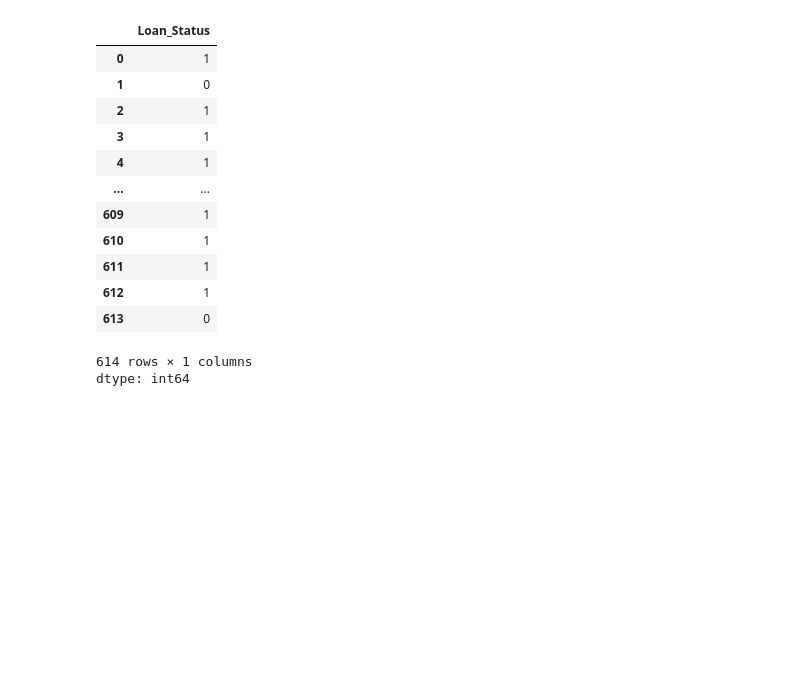
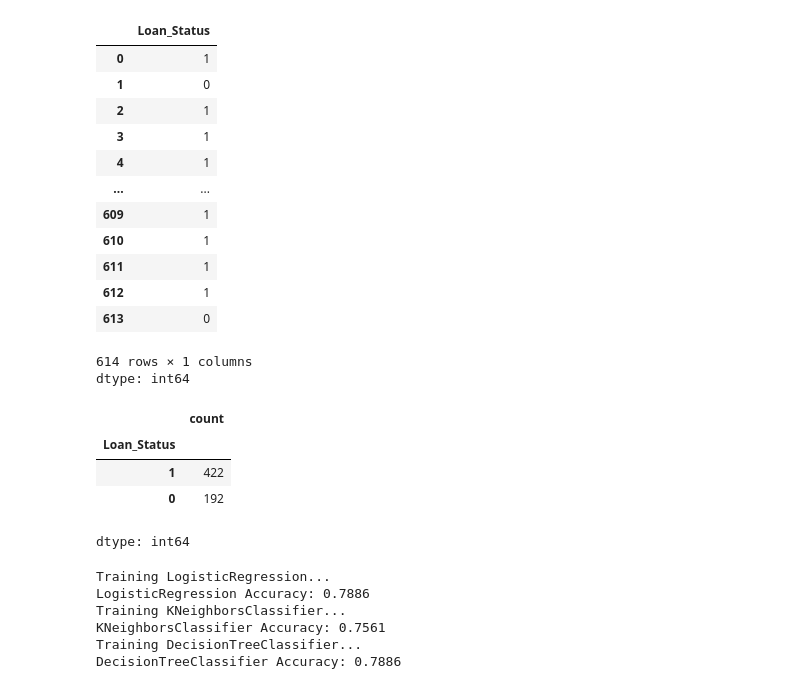
Before and after one commit to sewadaj18/Credit-scoring-cleaning, a Jupyter notebook: Nettoyage crédit.ipynb, the cells around one changed output. Saved outputs shown, nothing was run; the diff lists cells and outputs as text; code cells hidden in the pictures; blank space fills up the shorter version.

```diff
--- a/Nettoyage crédit.ipynb
+++ b/Nettoyage crédit.ipynb
@@ -273,3 +278,11 @@ y
 | 613 | 0 |
 614 rows × 1 columns
 dtype: int64
+# %%
+y.value_counts()
+# %% [output]
+|  | count |
+| Loan_Status |  |
+| 1 | 422 |
+| 0 | 192 |
+dtype: int64
@@ -275,0 +298,24 @@ dtype: int64
+# %%
+# On va appliquer tois algorithmes Logisitic Regression, KNN, DecisionTree
+
+def train_test_eval(models, X_train_scaled, y_train, X_test_scaled, y_test):
+    for name, model in models.items():
+        print(f'Training {name}...')
+        model.fit(X_train_scaled, y_train)
+        y_pred = model.predict(X_test_scaled)
+        accuracy = (y_pred == y_test).mean()
+        print(f'{name} Accuracy: {accuracy:.4f}')
+
+models={
+    'LogisticRegression':LogisticRegression(random_state=42),
+    'KNeighborsClassifier':KNeighborsClassifier(),
+    'DecisionTreeClassifier':DecisionTreeClassifier(max_depth=1,random_state=42)
+}
+train_test_eval(models,X_train_scaled,y_train,X_test_scaled,y_test)
+# %% [output]
+Training LogisticRegression...
+LogisticRegression Accuracy: 0.7886
+Training KNeighborsClassifier...
+KNeighborsClassifier Accuracy: 0.7561
+Training DecisionTreeClassifier...
+DecisionTreeClassifier Accuracy: 0.7886
```
Also changed, not shown: parts of 4 cells of this notebook.
